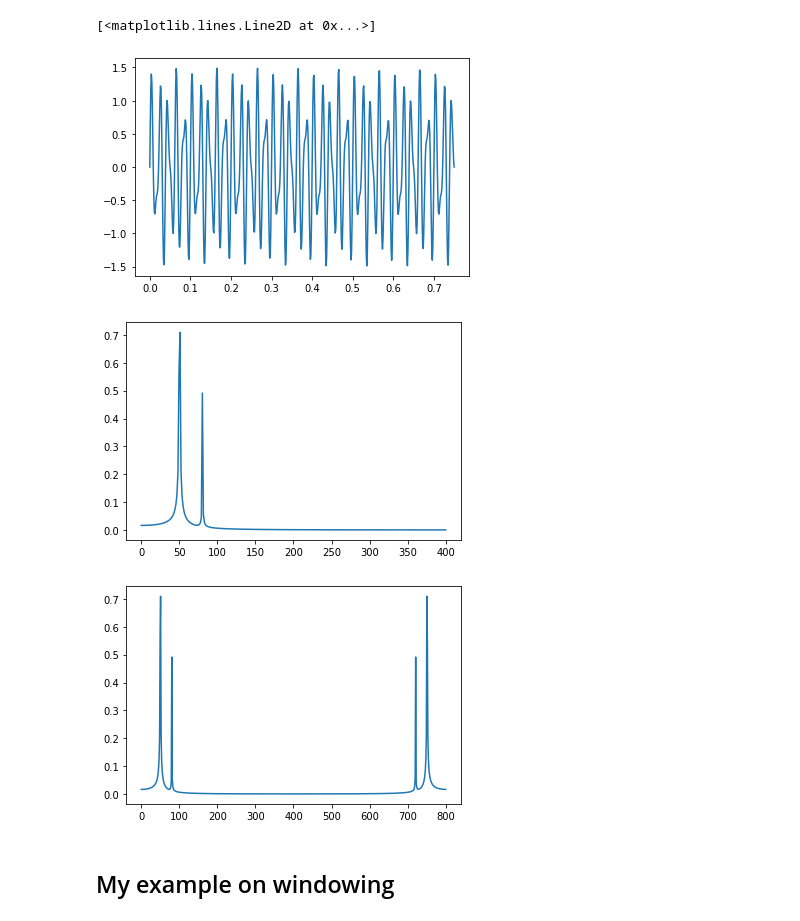
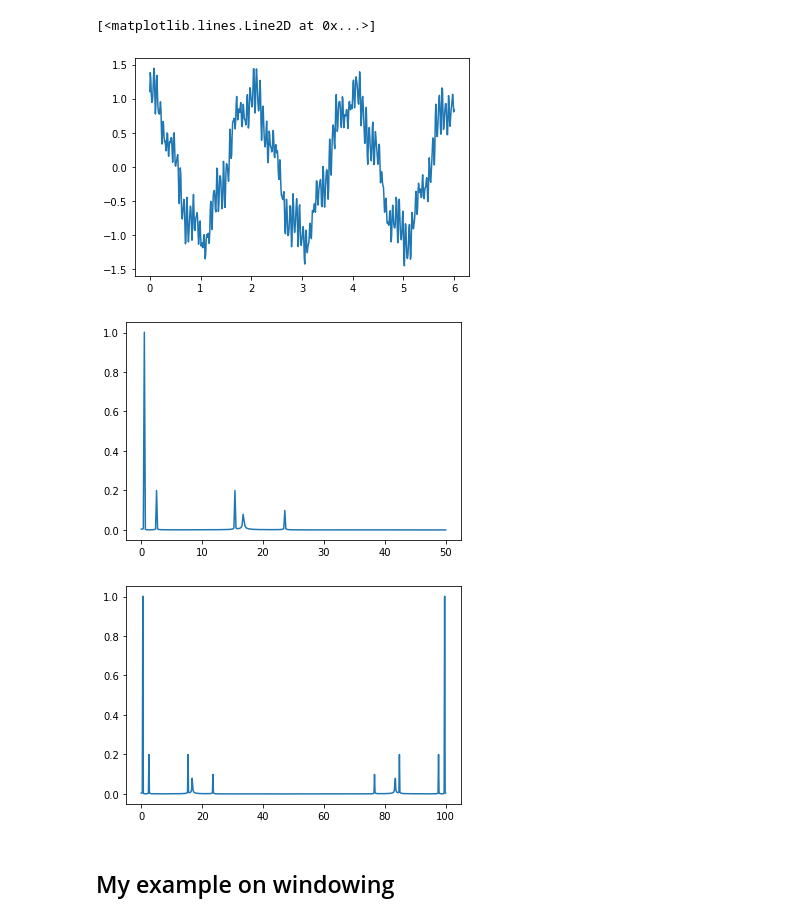
Before and after one commit to RRisto/learning, a Jupyter notebook: audio/Fourier trasnform.ipynb, the cells around one changed output. Drawn from its saved outputs; the diff is of its cells as text; code cells hidden in the pictures.

```diff
--- a/audio/Fourier trasnform.ipynb
+++ b/audio/Fourier trasnform.ipynb
@@ -8,24 +8,27 @@ import scipy.fftpack
 # %%
 # Number of samplepoints
 N = 600
-sample_rate=800.0
+sample_rate=100.0
 # sample spacing - inverse of sample rate
 T = 1.0 / sample_rate
 x = np.linspace(0.0, N*T, N)
-y = np.sin(50.0 * 2.0*np.pi*x) + 0.5*np.sin(80.0 * 2.0*np.pi*x)
+#y = np.sin(50.0 * 2.0*np.pi*x) + 0.5*np.sin(80.0 * 2.0*np.pi*x)
+y=np.cos(2*np.pi*0.5*x) + 0.2*np.sin(2*np.pi*2.5*x+0.1) + \
+        0.2*np.sin(2*np.pi*15.3*x) + 0.1*np.sin(2*np.pi*16.7*x + 0.1) + \
+            0.1*np.sin(2*np.pi*23.45*x+.8)
 yf = scipy.fftpack.fft(y)
 xf = np.linspace(0.0, 1.0/(2.0*T), N/2)
 
 plt.plot(x, y)
 # %% [output]
 [<matplotlib.lines.Line2D at 0x...>]
-[figure, old version]
+[figure, new version]
 # %%
 fig, ax = plt.subplots()
 ax.plot(xf, 2.0/N * np.abs(yf[:N//2]))
 plt.show()
 # %% [output]
-[figure, old version]
+[figure, new version]
 # %%
 #if you don't take just half
 yf = scipy.fftpack.fft(y)
@@ -35,7 +38,7 @@ fig, ax = plt.subplots()
 ax.plot(xf, 2.0/N * np.abs(yf))
 plt.show()
 # %% [output]
-[figure, old version]
+[figure, new version]
 # %% [markdown]
 ## My example on windowing
 # %%
```
